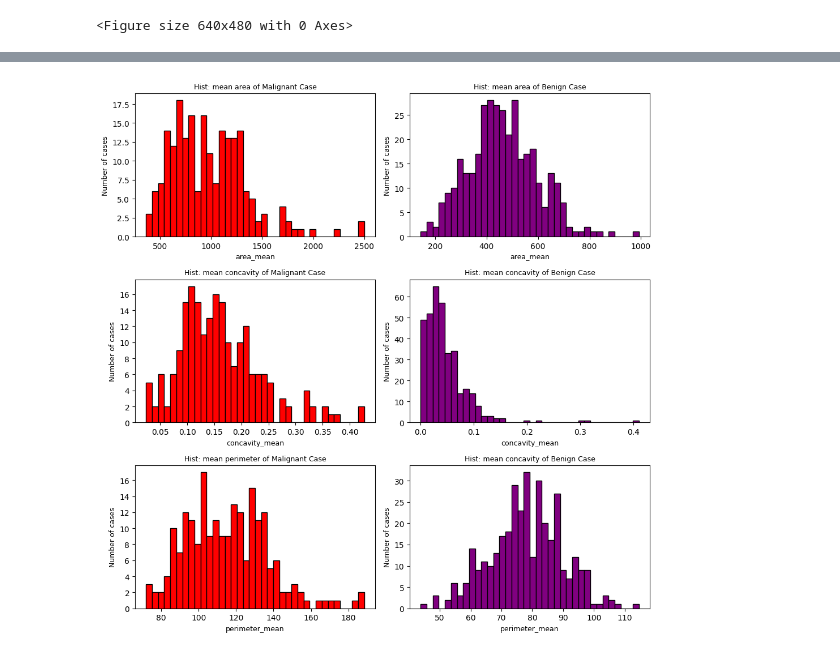
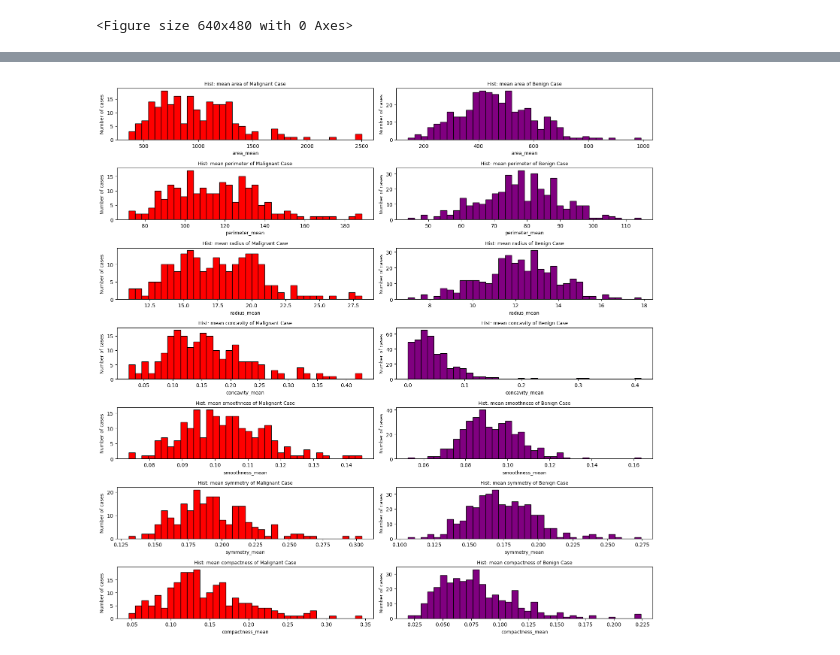
Before and after one commit to keady-r/Statistics_BreastCancerAnalysis, a Jupyter notebook: Project/2_BreastCancer_TrendsInBenignAndMalignantCells.ipynb, the cells around one changed output, grey strips where cells are left out. Cells and saved outputs as stored; diff of their text form; code cells hidden in the pictures.

```diff
--- a/Project/2_BreastCancer_TrendsInBenignAndMalignantCells.ipynb
+++ b/Project/2_BreastCancer_TrendsInBenignAndMalignantCells.ipynb
@@ -20,6 +88,7 @@ sns.displot(breastCancer_subsection, x="diagnosis", bins=20)
 <seaborn.axisgrid.FacetGrid at 0x...>
 [figure]
 # %%
-malignant = breastCancer_subsection.loc[breastCancer_subsection["diagnosis"]=="M"]
-benign = breastCancer_subsection.loc[breastCancer_subsection["diagnosis"]=="B"]
+malignant_sub = breastCancer_subsection.loc[breastCancer_subsection["diagnosis"]=="M"]
+
+benign_sub = breastCancer_subsection.loc[breastCancer_subsection["diagnosis"]=="B"]
 # %%
@@ -63,29 +235,95 @@ plt.clf()
 # %%
-fig, axes = plt.subplots(nrows=3, ncols=2, figsize=(10, 10), tight_layout=False)
+fig, axes = plt.subplots(nrows=7, ncols=2, figsize=(15, 15), tight_layout=False)
+
+
 
 def distributionGraphs_malignant(measurement, position):
-    plt.subplot(3, 2, position)
-    plt.hist( malignant[measurement], color = 'red', edgecolor = 'black',bins = int(180/5))
+
+    plt.subplot(7, 2, position)
+
+    plt.hist( malignant_sub[measurement], color = 'red', edgecolor = 'black',bins = int(180/5))
+
     plt.xlabel(measurement, size = 9)
+
     plt.ylabel('Number of cases', size = 9)
 
+
+
 def distributionGraphs_benign(measurement, position):
-    plt.subplot(3, 2, position)
-    plt.hist( benign [measurement], color = 'purple', edgecolor = 'black',bins = int(180/5))
+
+    plt.subplot(7, 2, position)
+
+    plt.hist( benign_sub [measurement], color = 'purple', edgecolor = 'black',bins = int(180/5))
+
     plt.xlabel(measurement, size = 9)
+
     plt.ylabel('Number of cases', size = 9)
 
+
+
 distributionGraphs_malignant('area_mean', 1)
+
 plt.title('Hist: mean area of Malignant Case', size = 9)
-distributionGraphs_malignant('concavity_mean', 3)
-plt.title('Hist: mean concavity of Malignant Case', size = 9)
-distributionGraphs_malignant('perimeter_mean', 5)
+
+distributionGraphs_malignant('perimeter_mean', 3)
+
 plt.title('Hist: mean perimeter of Malignant Case', size = 9)
 
+distributionGraphs_malignant('radius_mean', 5)
+
+plt.title('Hist: mean radius of Malignant Case', size = 9)
+
+
+
+distributionGraphs_malignant('concavity_mean', 7)
+
+plt.title('Hist: mean concavity of Malignant Case', size = 9)
+
+distributionGraphs_malignant('smoothness_mean', 9)
+
+plt.title('Hist: mean smoothness of Malignant Case', size = 9)
+
+distributionGraphs_malignant('symmetry_mean', 11)
+
+plt.title('Hist: mean symmetry of Malignant Case', size = 9)
+
+distributionGraphs_malignant('compactness_mean', 13)
+
+plt.title('Hist: mean compactness of Malignant Case', size = 9)
+
+
+
+
+
+
+
 distributionGraphs_benign('area_mean', 2)
+
 plt.title('Hist: mean area of Benign Case', size = 9)
-distributionGraphs_benign('concavity_mean', 4)
+
+distributionGraphs_benign('perimeter_mean', 4)
+
+plt.title('Hist: mean perimeter of Benign Case', size = 9)
+
+distributionGraphs_benign('radius_mean', 6)
+
+plt.title('Hist: mean radius of Benign Case', size = 9)
+
+
+
+distributionGraphs_benign('concavity_mean', 8)
+
 plt.title('Hist: mean concavity of Benign Case', size = 9)
-distributionGraphs_benign('perimeter_mean', 6)
-plt.title('Hist: mean concavity of Benign Case', size = 9)
+
+distributionGraphs_benign('smoothness_mean', 10)
+
+plt.title('Hist: mean smoothness of Benign Case', size = 9)
+
+distributionGraphs_benign('symmetry_mean', 12)
+
+plt.title('Hist: mean symmetry of Benign Case', size = 9)
+
+distributionGraphs_benign('compactness_mean', 14)
+
+plt.title('Hist: mean compactness of Benign Case', size = 9)
 # %% [output]
@@ -93 +331 @@ Text(0.5, 1.0, 'Hist: mean concavity of Benign Case')
-[figure, old version]
+[figure, new version]
```
Also changed, not shown: parts of 25 cells of this notebook, 4 other files.
